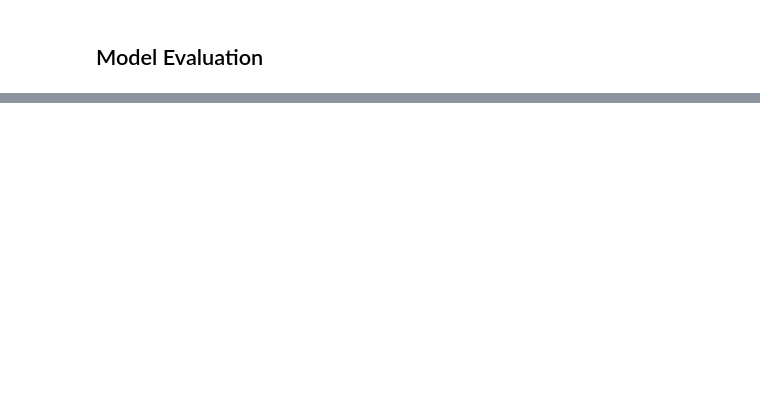
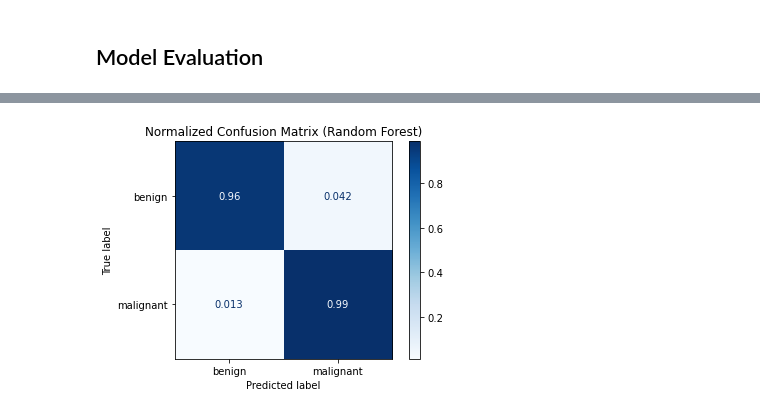
Before and after one commit to Marvalfr/DNA-Methylation-Analysis, a Jupyter notebook: 05_Evaluation.ipynb, the cells around one changed output, grey strips where cells are left out. Drawn from its saved outputs; the diff is of its cells as text; code cells hidden in the pictures; blank space fills up the shorter version.

```diff
--- a/05_Evaluation.ipynb
+++ b/05_Evaluation.ipynb
@@ -42,0 +46,14 @@ ConfusionMatrixDisplay.from_estimator(
+# %%
+# plot the confusion matrix with normalized values
+
+plot_confusion_matrix(rf,
+                     X_test,
+                     y_test,
+                     display_labels=['benign', 'malignant'],
+                     normalize='true',
+                     cmap='Blues')
+
+plt.title('Normalized Confusion Matrix (Random Forest)')
+plt.savefig('images/normalized_rf_confusion_matrix.png');
+# %% [output]
+[figure, added]
```
Also changed, not shown: parts of 6 cells of this notebook, 10 other files.
